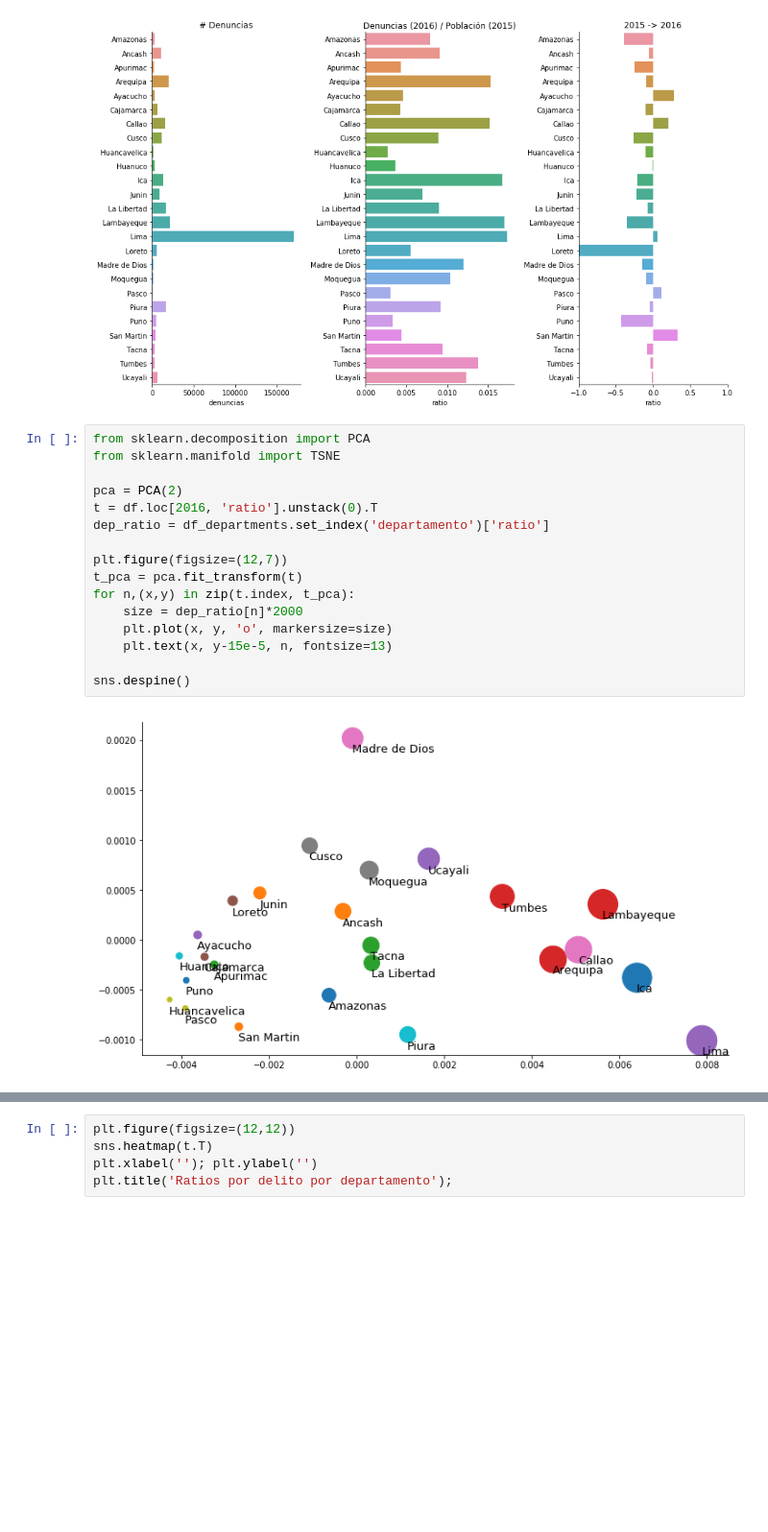
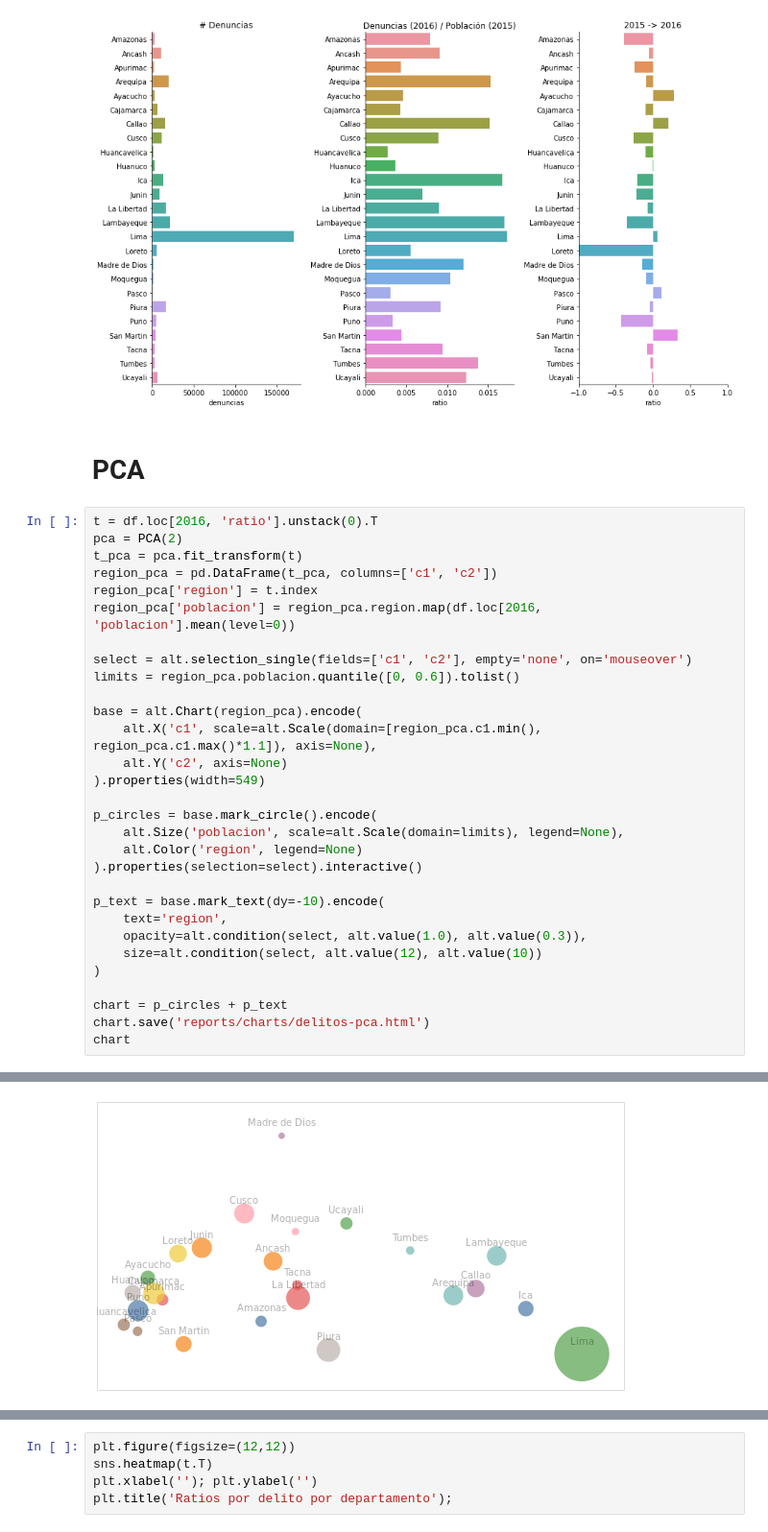
Before and after one commit to renato145/peru-stats, a Jupyter notebook: nbs/explore-delitos.ipynb, the cells around one changed output, grey strips where cells are left out. Shown at 96% size. Drawn from its saved outputs; the diff is of its cells as text; blank space fills up the shorter version.

```diff
--- a/nbs/explore-delitos.ipynb
+++ b/nbs/explore-delitos.ipynb
@@ -173,21 +174,36 @@ plt.tight_layout()
 sns.despine()
 # %% [output]
 [figure]
-# %%
-from sklearn.decomposition import PCA
-from sklearn.manifold import TSNE
-
-pca = PCA(2)
-t = df.loc[2016, 'ratio'].unstack(0).T
-dep_ratio = df_departments.set_index('departamento')['ratio']
-
-plt.figure(figsize=(12,7))
-t_pca = pca.fit_transform(t)
-for n,(x,y) in zip(t.index, t_pca):
-    size = dep_ratio[n]*2000
-    plt.plot(x, y, 'o', markersize=size)
-    plt.text(x, y-15e-5, n, fontsize=13)
-
-sns.despine()
-# %% [output]
-[figure, removed]
+# %% [markdown]
+# PCA
+# %%
+t = df.loc[2016, 'ratio'].unstack(0).T
+pca = PCA(2)
+t_pca = pca.fit_transform(t)
+region_pca = pd.DataFrame(t_pca, columns=['c1', 'c2'])
+region_pca['region'] = t.index
+region_pca['poblacion'] = region_pca.region.map(df.loc[2016, 'poblacion'].mean(level=0))
+
+select = alt.selection_single(fields=['c1', 'c2'], empty='none', on='mouseover')
+limits = region_pca.poblacion.quantile([0, 0.6]).tolist()
+
+base = alt.Chart(region_pca).encode(
+    alt.X('c1', scale=alt.Scale(domain=[region_pca.c1.min(), region_pca.c1.max()*1.1]), axis=None),
+    alt.Y('c2', axis=None)
+).properties(width=549)
+
+p_circles = base.mark_circle().encode(
+    alt.Size('poblacion', scale=alt.Scale(domain=limits), legend=None),
+    alt.Color('region', legend=None)
+).properties(selection=select).interactive()
+
+p_text = base.mark_text(dy=-10).encode(
+    text='region',
+    opacity=alt.condition(select, alt.value(1.0), alt.value(0.3)),
+    size=alt.condition(select, alt.value(12), alt.value(10))
+)
+
+chart = p_circles + p_text
+chart.save('reports/charts/delitos-pca.html')
+chart
+# %% [output]
@@ -193,0 +211 @@ sns.despine()
+[figure, added]
```
Also changed, not shown: parts of 12 cells of this notebook, 3 other files.
